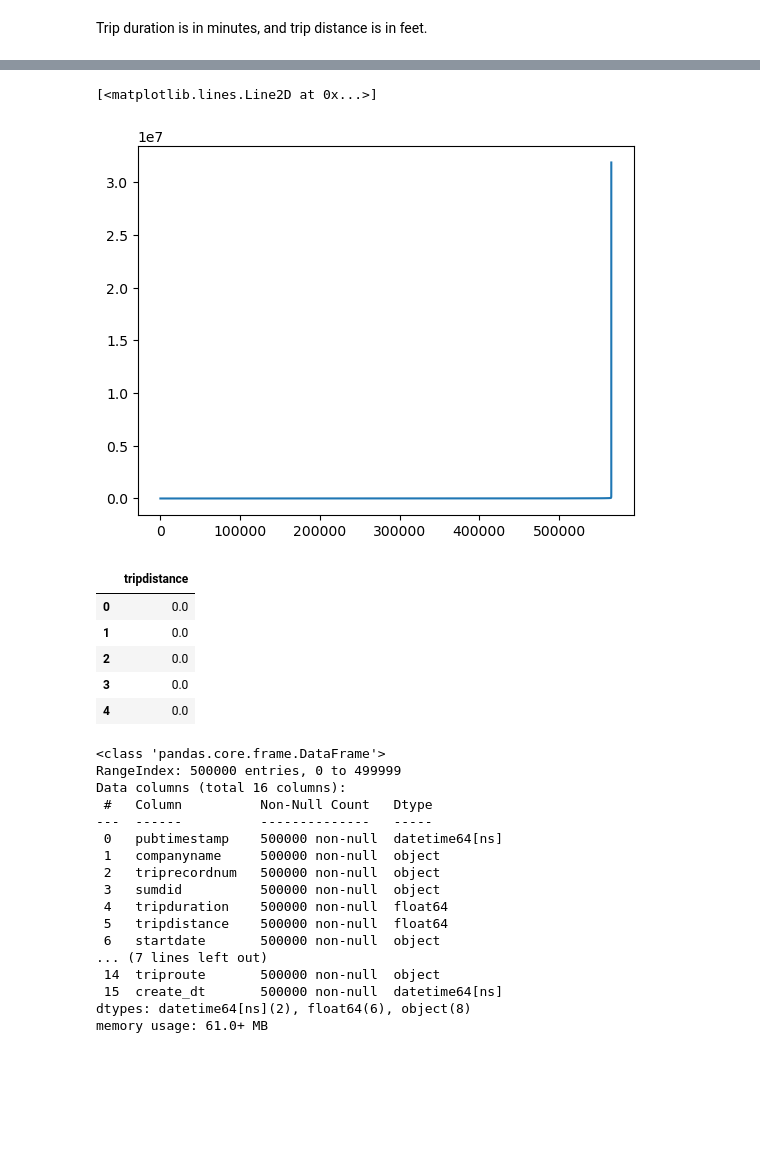
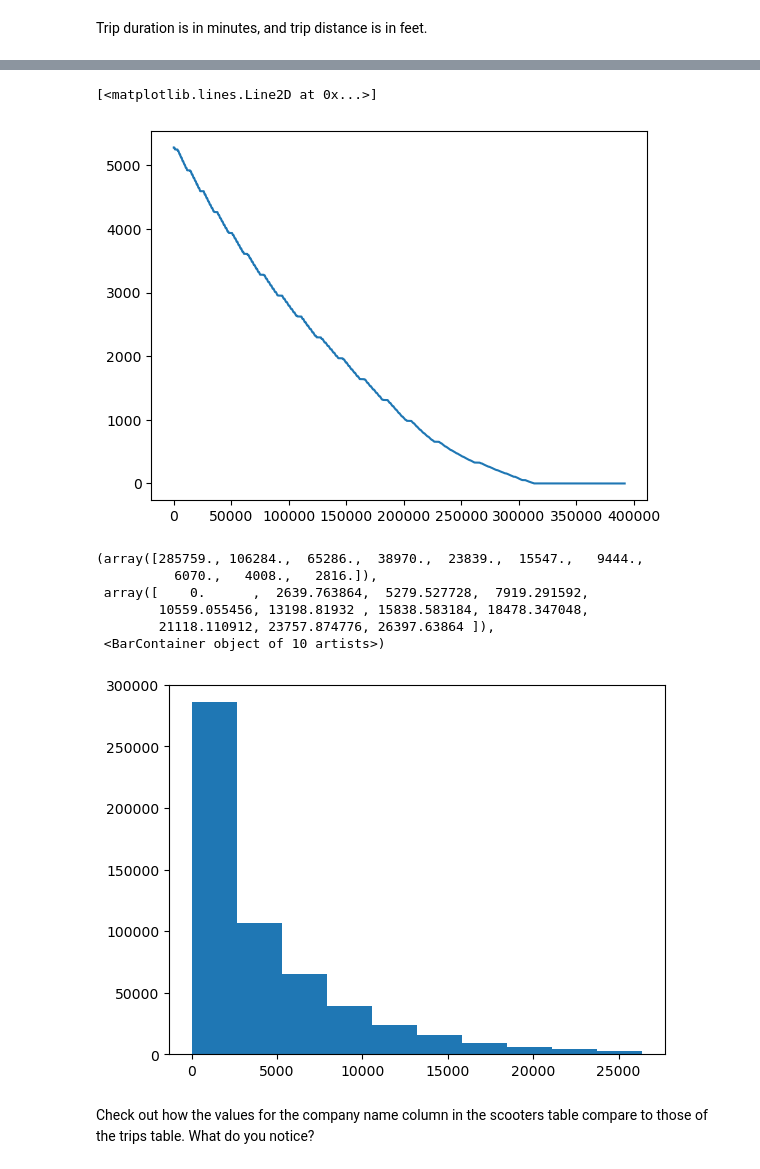
Before and after one commit to NSS-Data-Analytics-Cohort-10/scooters-group-2, a Jupyter notebook: notebooks/scooters_notebook.ipynb, the cells around one changed output, grey strips where cells are left out. Saved outputs shown, nothing was run; the diff lists cells and outputs as text; code cells hidden in the pictures; blank space fills up the shorter version.

Commit message:
starting with deliverables

```diff
--- a/notebooks/scooters_notebook.ipynb
+++ b/notebooks/scooters_notebook.ipynb
@@ -255,34 +256,28 @@ plt.hist(distance_distribution)
 # %%
-plt.plot(distance_distribution)
+plt.plot(distance_distribution_1_mile)
 # %% [output]
 [<matplotlib.lines.Line2D at 0x...>]
-[figure, old version]
+[figure, new version]
-# %%
-distance_distribution.head()
-# %% [output]
-|  | tripdistance |
-| 0 | 0.0 |
-| 1 | 0.0 |
-| 2 | 0.0 |
-| 3 | 0.0 |
-| 4 | 0.0 |
-# %%
-trips.info()
-# %% [output]
-<class 'pandas.core.frame.DataFrame'>
-RangeIndex: 500000 entries, 0 to 499999
-Data columns (total 16 columns):
- #   Column          Non-Null Count   Dtype
----  ------          --------------   -----
- 0   pubtimestamp    500000 non-null  datetime64[ns]
- 1   companyname     500000 non-null  object
- 2   triprecordnum   500000 non-null  object
- 3   sumdid          500000 non-null  object
- 4   tripduration    500000 non-null  float64
- 5   tripdistance    500000 non-null  float64
- 6   startdate       500000 non-null  object
-... (7 lines left out)
- 14  triproute       500000 non-null  object
- 15  create_dt       500000 non-null  datetime64[ns]
-dtypes: datetime64[ns](2), float64(6), object(8)
-memory usage: 61.0+ MB
+# %%
+# starting with distance
+
+distance_query_5_miles= '''
+SELECT tripdistance
+FROM trips
+WHERE tripdistance BETWEEN 0 AND 26400
+ORDER BY tripdistance DESC
+'''
+
+distance_distribution_5_miles = pd.read_sql(distance_query_5_miles, con = engine)
+# %%
+plt.hist(distance_distribution_5_miles)
+# %% [output]
+(array([285759., 106284.,  65286.,  38970.,  23839.,  15547.,   9444.,
+          6070.,   4008.,   2816.]),
+ array([    0.      ,  2639.763864,  5279.527728,  7919.291592,
+        10559.055456, 13198.81932 , 15838.583184, 18478.347048,
+        21118.110912, 23757.874776, 26397.63864 ]),
+ <BarContainer object of 10 artists>)
+[figure, added]
+# %% [markdown]
+Check out how the values for the company name column in the scooters table compare to those of the trips table. What do you notice?
```
Also changed, not shown: parts of 3 cells of this notebook.
